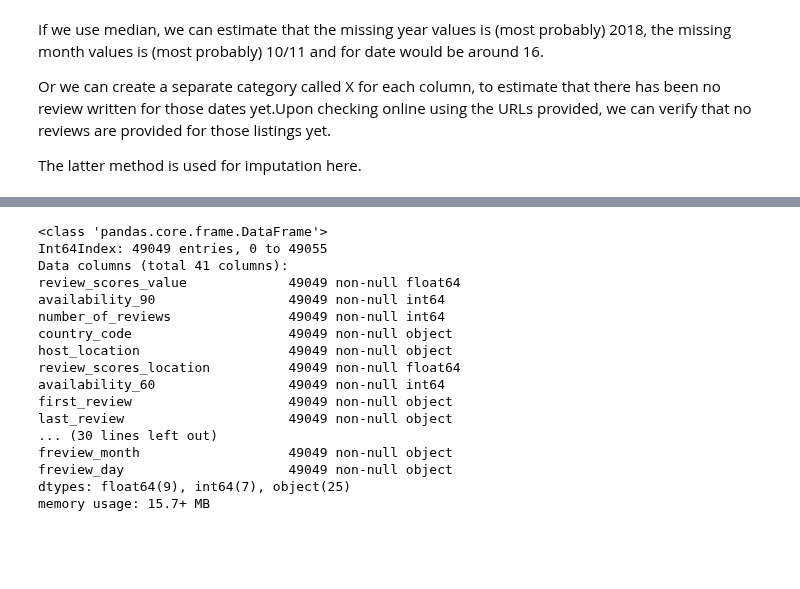
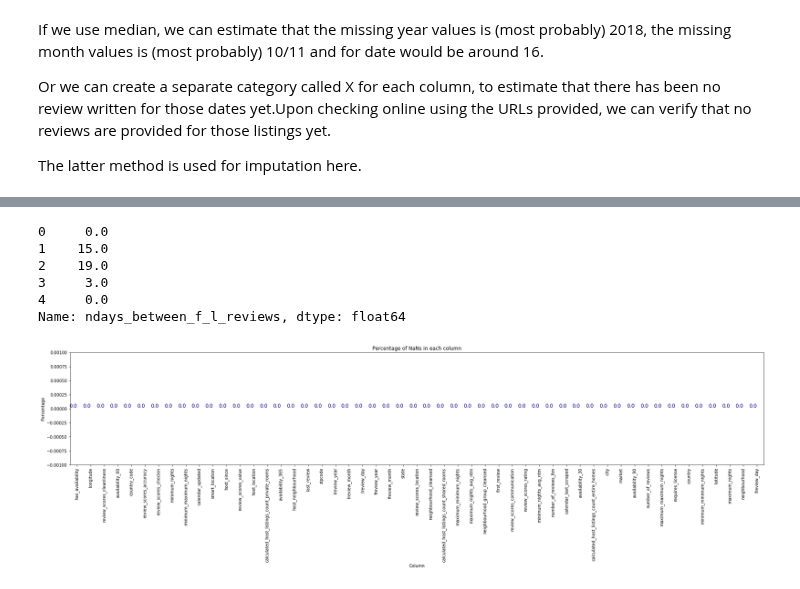
Before and after one commit to principal-miners/listings, a Jupyter notebook: ssh/NY_EDA_Cleaning.ipynb, the cells around one changed output, grey strips where cells are left out. Drawn from its saved outputs; the diff is of its cells as text; code cells hidden in the pictures; blank space fills up the shorter version.

```diff
--- a/ssh/NY_EDA_Cleaning.ipynb
+++ b/ssh/NY_EDA_Cleaning.ipynb
@@ -388,29 +421,26 @@ The latter method is used for imputation here.
 # %%
 listings["first_review"].fillna("XX", inplace=True)
 listings["last_review"].fillna("XX", inplace=True)
-listings['lreview_year'].fillna("XX", inplace=True)
-listings['lreview_month'].fillna("XX", inplace=True)
-listings['lreview_day'].fillna("XX", inplace=True)
-listings['freview_year'].fillna("XX", inplace=True)
-listings['freview_month'].fillna("XX", inplace=True)
-listings['freview_day'].fillna("XX", inplace=True)
+listings['lreview_year'].fillna(0, inplace=True)
+listings['lreview_month'].fillna(0, inplace=True)
+listings['lreview_day'].fillna(0, inplace=True)
+listings['freview_year'].fillna(0, inplace=True)
+listings['freview_month'].fillna(0, inplace=True)
+listings['freview_day'].fillna(0, inplace=True)
+# %%
+listings['ndays_between_f_l_reviews'] = abs(listings['lreview_day'] - listings['freview_day'])
 # %%
-listings.info()
+listings
-# %% [output]
-<class 'pandas.core.frame.DataFrame'>
-Int64Index: 49049 entries, 0 to 49055
-Data columns (total 41 columns):
-review_scores_value             49049 non-null float64
-availability_90                 49049 non-null int64
-number_of_reviews               49049 non-null int64
-country_code                    49049 non-null object
-host_location                   49049 non-null object
-review_scores_location          49049 non-null float64
-availability_60                 49049 non-null int64
-first_review                    49049 non-null object
-last_review                     49049 non-null object
-... (30 lines left out)
-freview_month                   49049 non-null object
-freview_day                     49049 non-null object
-dtypes: float64(9), int64(7), object(25)
-memory usage: 15.7+ MB
+# %%
+listings['ndays_between_f_l_reviews'].head()
+# %% [output]
+0     0.0
+1    15.0
+2    19.0
+3     3.0
+4     0.0
+Name: ndays_between_f_l_reviews, dtype: float64
+# %%
+plot_nans(listings)
+# %% [output]
+[figure, added]
```
Also changed, not shown: parts of 20 cells of this notebook, 1 other file.
